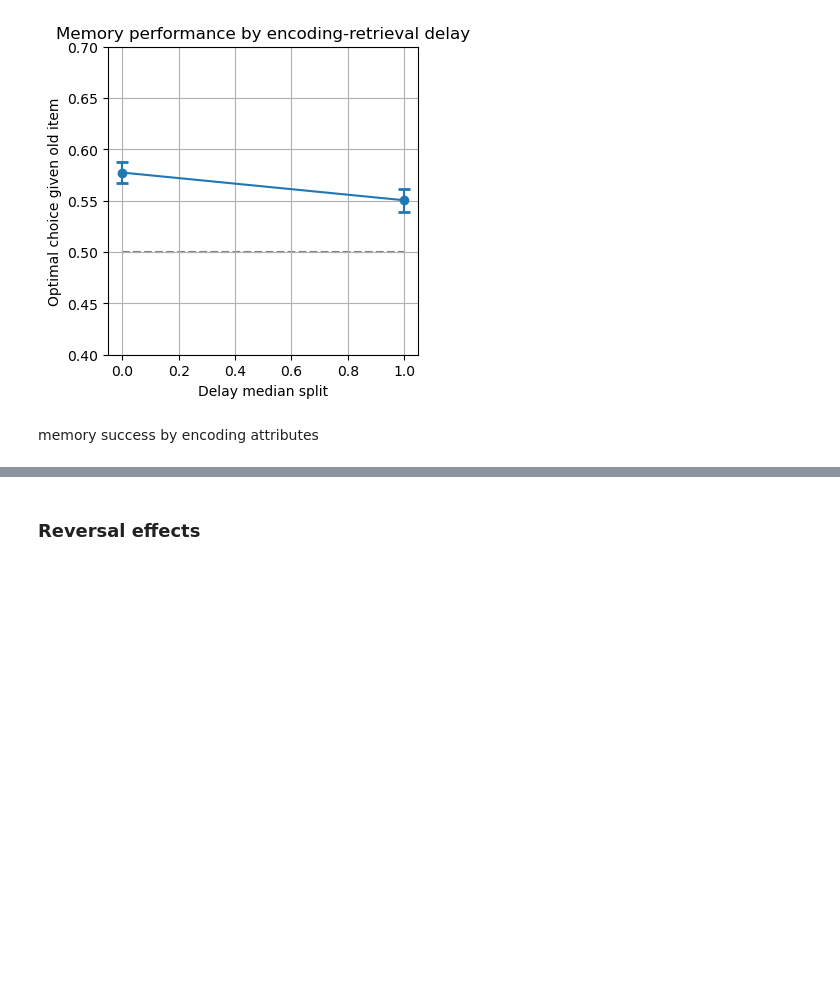
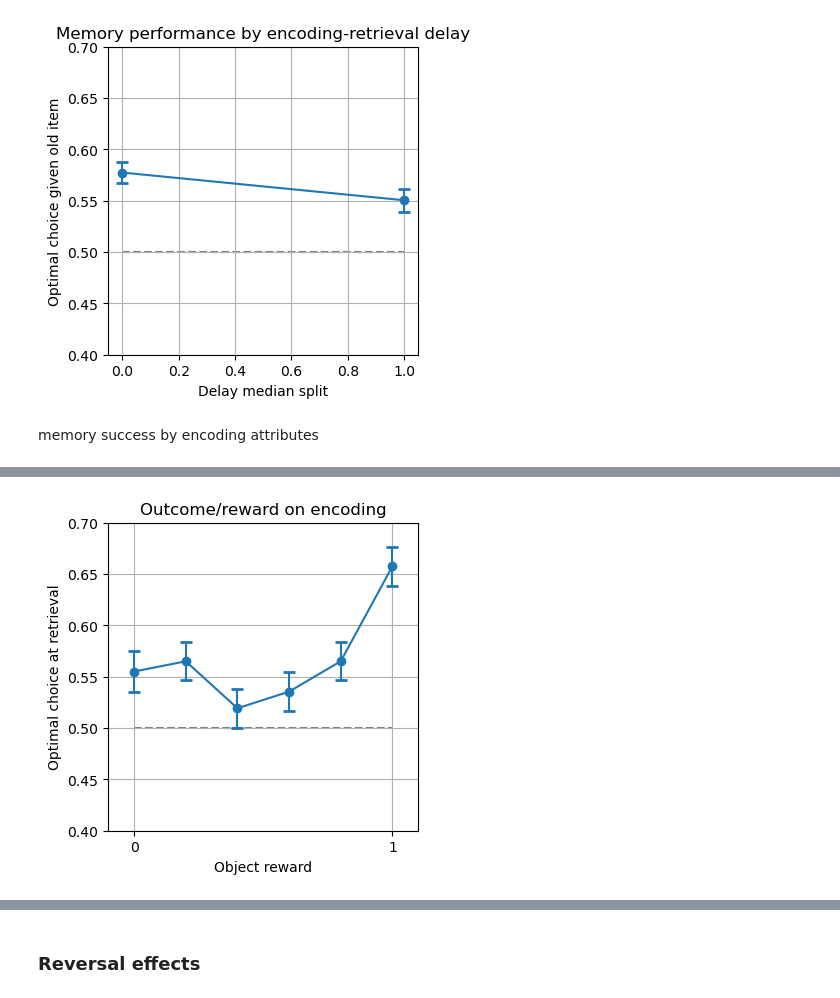
Before and after one commit to csiyer/hybrid_rl, a Jupyter notebook: fmri_analysis/behavior.ipynb, the cells around one changed output, grey strips where cells are left out. Drawn from its saved outputs; the diff is of its cells as text; code cells hidden in the pictures; blank space fills up the shorter version.

```diff
--- a/fmri_analysis/behavior.ipynb
+++ b/fmri_analysis/behavior.ipynb
@@ -249,20 +312,3 @@ pf.simple_plot_pair(data, x_var='Delay_bool',y_var='OptObj',xlabel='Delay median
 [figure]
 # %% [markdown]
 memory success by encoding attributes
-# %%
-# add some attributes of the encoding trials
-data["OldObjLuckyDeckEnc"] = np.nan
-data["Q_chosen_enc"] = np.nan
-data["Q_diff_enc"] = np.nan
-data["PE_enc"] = np.nan
-data["ValueDeckMatchEnc"] = np.nan
-for idx, row in data[data["OldT"] == 1].iterrows():
-    enc_idx = idx - int(row["Delay"])
-    data.at[idx, "OldObjLuckyDeckEnc"] = data.at[enc_idx, "LuckyDeckC"]
-    data.at[idx, "Q_chosen_enc"] = data.at[enc_idx, "Q_chosen"]
-    data.at[idx, "Q_diff_enc"] = data.at[enc_idx, "Q_diff"]
-    data.at[idx, "PE_enc"] = data.at[enc_idx, "PE"]
-
-    LuckyDeckC_enc = data.at[enc_idx, "LuckyDeckC"]
-    Outcome_enc = data.at[enc_idx, "Outcome"]
-    data.at[idx, "ValueDeckMatchEnc"] = int(LuckyDeckC_enc == int(Outcome_enc > 0.5))
@@ -315,0 +399,67 @@ pf.simple_plot_pair(data, x_var='ValueDeckMatchEnc',y_var='OptObj', chance=0.5,
+# %%
+# reward encoding
+pf.simple_plot_pair(data, x_var='Outcome_enc',y_var='OptObj', chance=0.5,
+                  xlabel = 'Object reward',
+                  ylabel='Optimal choice at retrieval',
+                  title='Outcome/reward on encoding',
+                  xlim=(-0.1,1.1), xticks=(0,1),ylim=(0.4,0.7))
+
+pf.simple_plot_pair(data, x_var='Outcome_just1_enc',y_var='OptObj', chance=0.5,
+                  xlabel = 'Object reward ($0-0.8 vs $1)',
+                  ylabel='Optimal choice at retrieval',
+                  title='Outcome/reward on encoding (JUST $1 vs everything else)',
+                  xlim=(-0.1,1.1), xticks=(0,1),ylim=(0.4,0.7))
+
+# revt
+pf.simple_plot(data, x_var='EncRevT',y_var='OptObj', chance=0.5,
+                  xlabel = 'Trials since reversal at encoding',
+                  ylabel='Optimal choice at retrieval',
+                  title='Reversal time at encoding', ylim=(0.4,0.7))
+
+# # was it in the first half of encoding revT
+# pf.simple_plot_pair(data, x_var='pre_post_rev_enc',y_var='OptObj', chance=0.5,
+#                   xlabel = 'Object in first or second half of reversal block',
+#                   ylabel='Optimal choice at retrieval',
+#                   title='Was item encoded in first or second half of reversal block?',
+#                   xlim=(-1,1), xticks=(-0.5,0.5),ylim=(0.4,0.7))
+
+# was it in the lucky deck at time of encoding
+pf.simple_plot_pair(data, x_var='OldObjLuckyDeckEnc',y_var='OptObj', chance=0.5,
+                  xlabel = 'Object encoded in lucky deck',
+                  ylabel='Optimal choice at retrieval',
+                  title='Was item in lucky deck at encoding?',
+                  xlim=(-0.5,1.5), xticks=(0,1),ylim=(0.4,0.7))
+
+# q chosen at time of encoding
+pf.simple_plot(data, x_var='Q_chosen',y_var='OptObj', chance=0.5,
+                  xlabel = 'Q chosen encoding', bins=np.arange(11)/10,
+                  ylabel='Optimal choice at retrieval',
+                  title='Q of chosen deck at encoding?',
+                  ylim=(0.4,0.7))
+
+# q diff at time of encoding
+pf.simple_plot(data, x_var='Q_diff_enc',y_var='OptObj', chance=0.5,
+                  xlabel = 'Q difference (chosen - unchosen) encoding', bins=np.arange(11)/10,
+                  ylabel='Optimal choice at retrieval',
+                  title='Q difference at encoding?',)
+
+# PE at time of encoding
+pf.simple_plot(data, x_var='PE_enc',y_var='OptObj', chance=0.5,
+                  xlabel = 'Encoding PE', bins=np.arange(11)/10,
+                  ylabel='Optimal choice at retrieval',
+                  title='Prediction error at encoding?',)
+
+# PE of previous trial at time of encoding
+pf.simple_plot(data, x_var='PE_prevtrial_enc',y_var='OptObj', chance=0.5,
+                  xlabel = 'Encoding PE', bins=np.arange(11)/10,
+                  ylabel='Optimal choice at retrieval',
+                  title='Prediction error of previous trial at encoding?',)
+
+# did its value match its deck?
+pf.simple_plot_pair(data, x_var='ValueDeckMatchEnc',y_var='OptObj', chance=0.5,
+                  xlabel = 'Encoding value-deck match',
+                  ylabel='Optimal choice at retrieval',
+                  title='Did the old item\'s value match its deck at encoding?',
+                  xlim=(-0.5,1.5), xticks=(0,1),ylim=(0.4,0.7))
+# %% [output]
+[figure, added]
```
Also changed, not shown: parts of 18 cells of this notebook, 13 other files.
